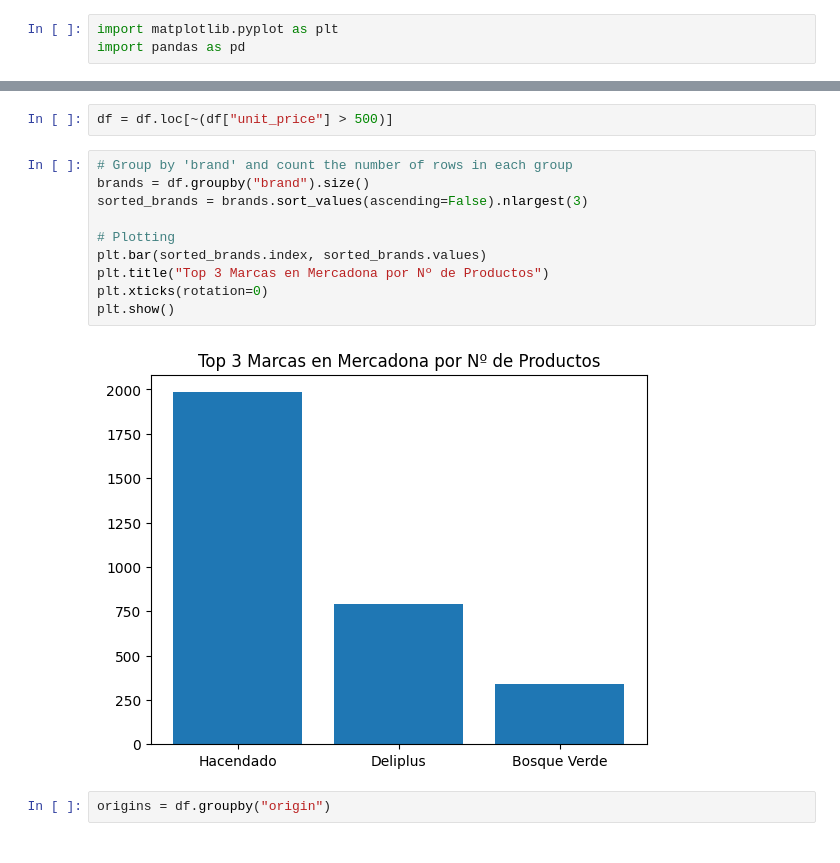
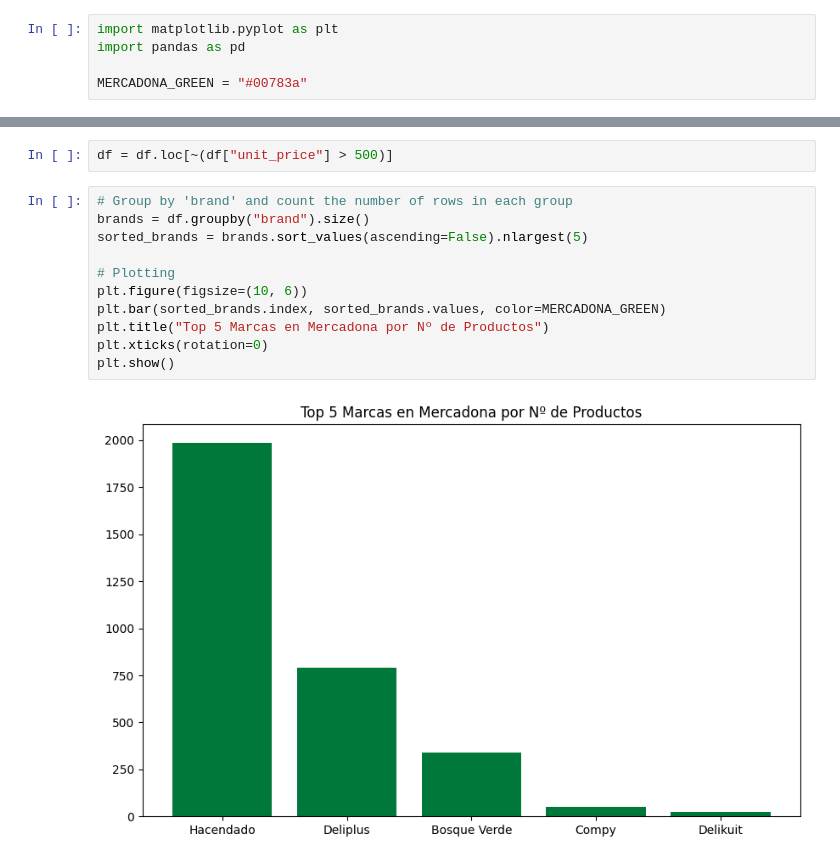
Before and after one commit to jtayped/mercadona-study, a Jupyter notebook: main.ipynb, the cells around one changed output, grey strips where cells are left out. Drawn from its saved outputs; the diff is of its cells as text.

```diff
--- a/main.ipynb
+++ b/main.ipynb
@@ -1,6 +1,8 @@
 # %%
 import matplotlib.pyplot as plt
 import pandas as pd
+
+MERCADONA_GREEN = "#00783a"
 # %%
 df = pd.read_csv("data/mad1.csv", encoding="utf-8")
 df.head(4)
@@ -24,14 +26,13 @@ df = df.loc[~(df["unit_price"] > 500)]
 # %%
 # Group by 'brand' and count the number of rows in each group
 brands = df.groupby("brand").size()
-sorted_brands = brands.sort_values(ascending=False).nlargest(3)
+sorted_brands = brands.sort_values(ascending=False).nlargest(5)
 
 # Plotting
-plt.bar(sorted_brands.index, sorted_brands.values)
-plt.title("Top 3 Marcas en Mercadona por Nº de Productos")
+plt.figure(figsize=(10, 6))
+plt.bar(sorted_brands.index, sorted_brands.values, color=MERCADONA_GREEN)
+plt.title("Top 5 Marcas en Mercadona por Nº de Productos")
 plt.xticks(rotation=0)
 plt.show()
 # %% [output]
-[figure, old version]
+[figure, new version]
-# %%
-origins = df.groupby("origin")
```
Also changed, not shown: parts of 7 cells of this notebook.
